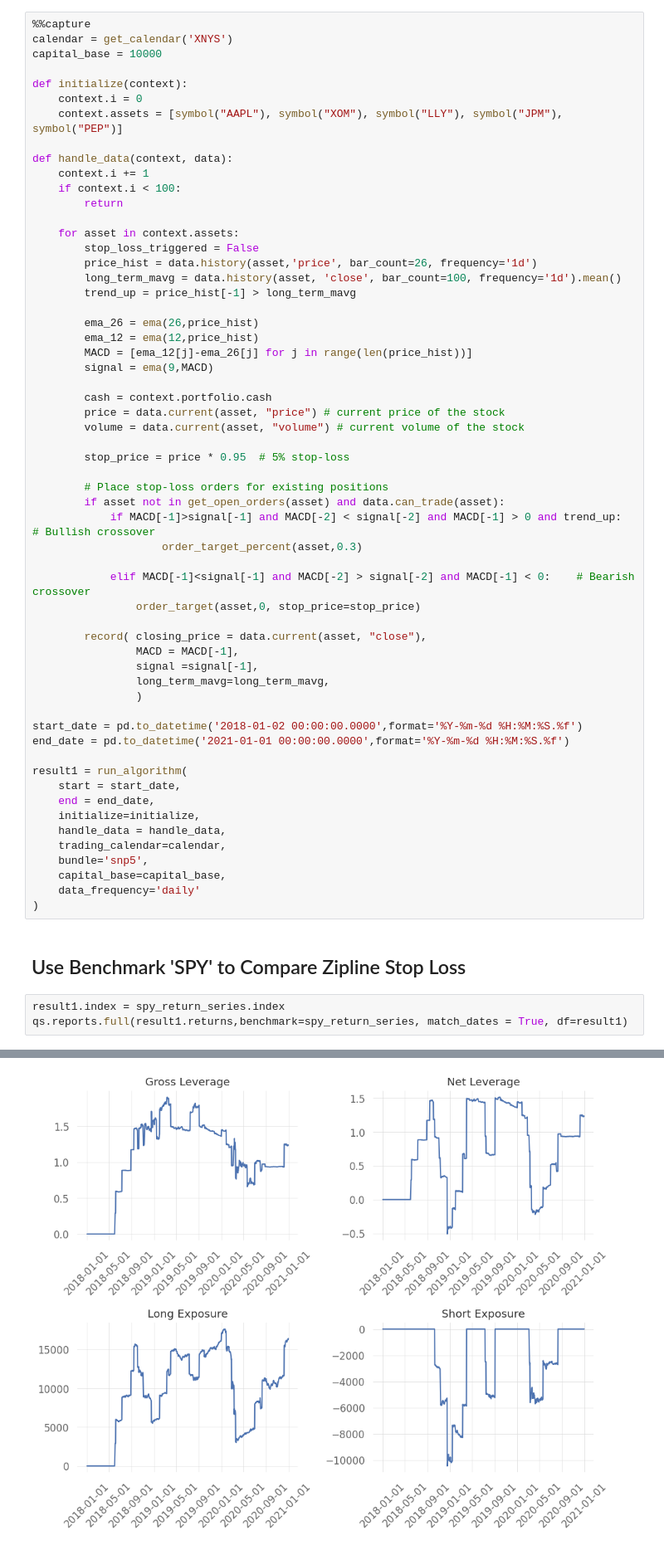
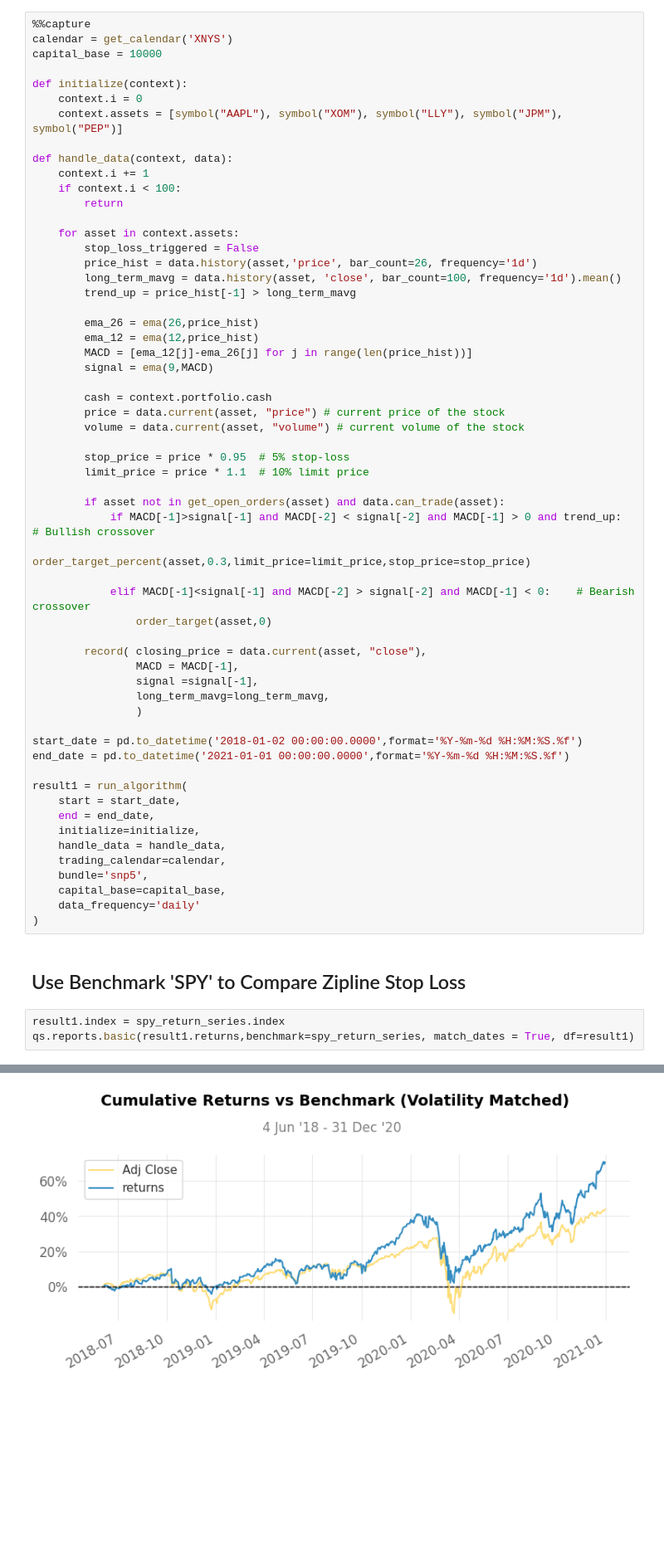
Before and after one commit to YeakubSadlil/Python-Local-Files, a Jupyter notebook: Zipline/MACD_StopLoss.ipynb, the cells around one changed output, grey strips where cells are left out. Shown at 83% size. Cells and saved outputs as stored; diff of their text form; blank space fills up the shorter version.

Commit message:
add limit price, stoploss

```diff
--- a/Zipline/MACD_StopLoss.ipynb
+++ b/Zipline/MACD_StopLoss.ipynb
@@ -271,14 +228,14 @@ def handle_data(context, data):
         volume = data.current(asset, "volume") # current volume of the stock
 
         stop_price = price * 0.95  # 5% stop-loss
+        limit_price = price * 1.1  # 10% limit price
 
-        # Place stop-loss orders for existing positions
         if asset not in get_open_orders(asset) and data.can_trade(asset):
             if MACD[-1]>signal[-1] and MACD[-2] < signal[-2] and MACD[-1] > 0 and trend_up:    # Bullish crossover
-                    order_target_percent(asset,0.3)
+                    order_target_percent(asset,0.3,limit_price=limit_price,stop_price=stop_price)
 
             elif MACD[-1]<signal[-1] and MACD[-2] > signal[-2] and MACD[-1] < 0:    # Bearish crossover
-                order_target(asset,0, stop_price=stop_price)
+                order_target(asset,0)
 
         record( closing_price = data.current(asset, "close"),
                 MACD = MACD[-1],
@@ -303,6 +260,6 @@ result1 = run_algorithm(
 ## Use Benchmark 'SPY' to Compare Zipline Stop Loss
 # %%
 result1.index = spy_return_series.index
-qs.reports.full(result1.returns,benchmark=spy_return_series, match_dates = True, df=result1)
+qs.reports.basic(result1.returns,benchmark=spy_return_series, match_dates = True, df=result1)
 # %% [output]
 Performance Metrics
@@ -344 +284 @@ Graphs
-[figure, old version]
+[figure, new version]
```
Also changed, not shown: parts of 4 cells of this notebook.
